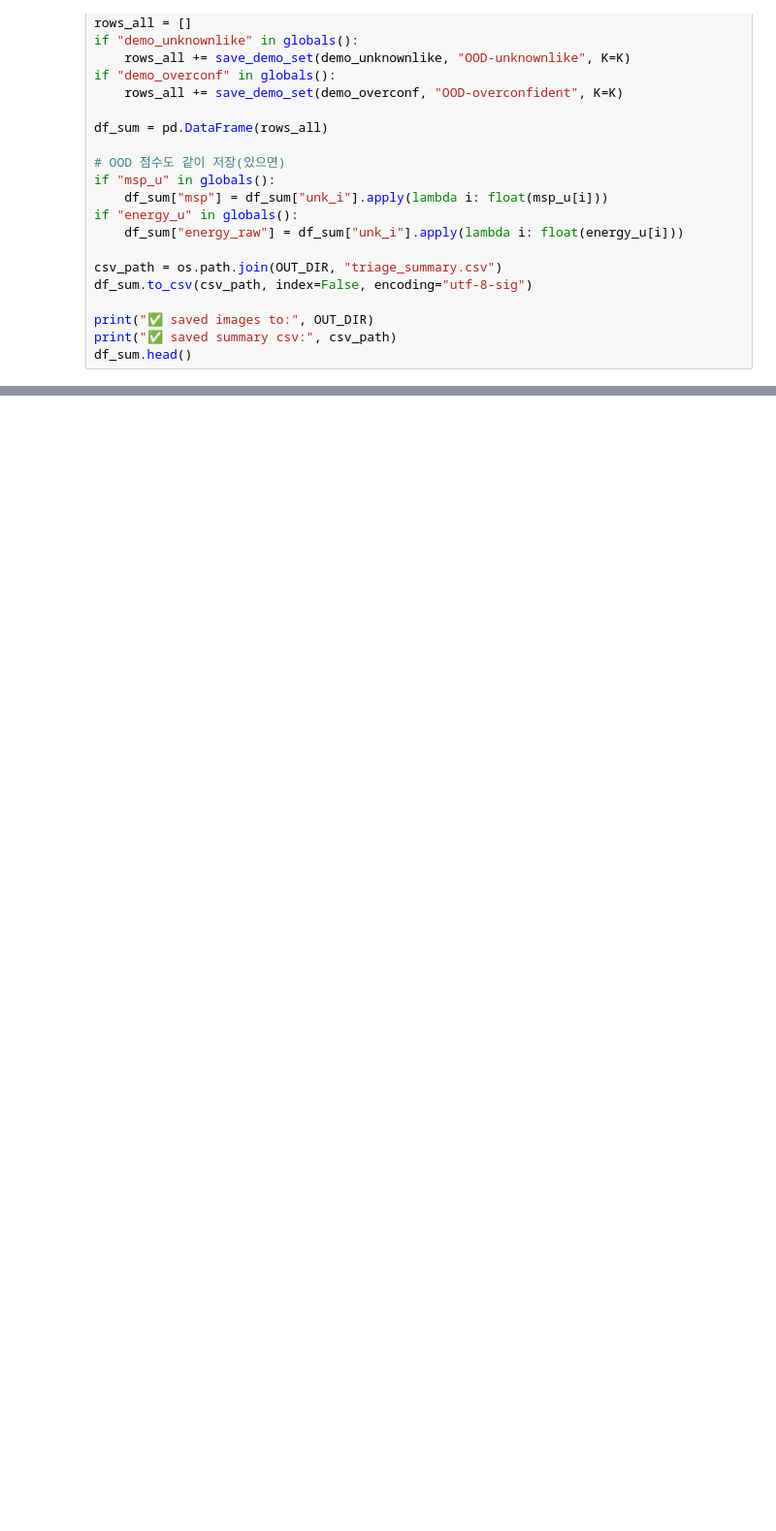
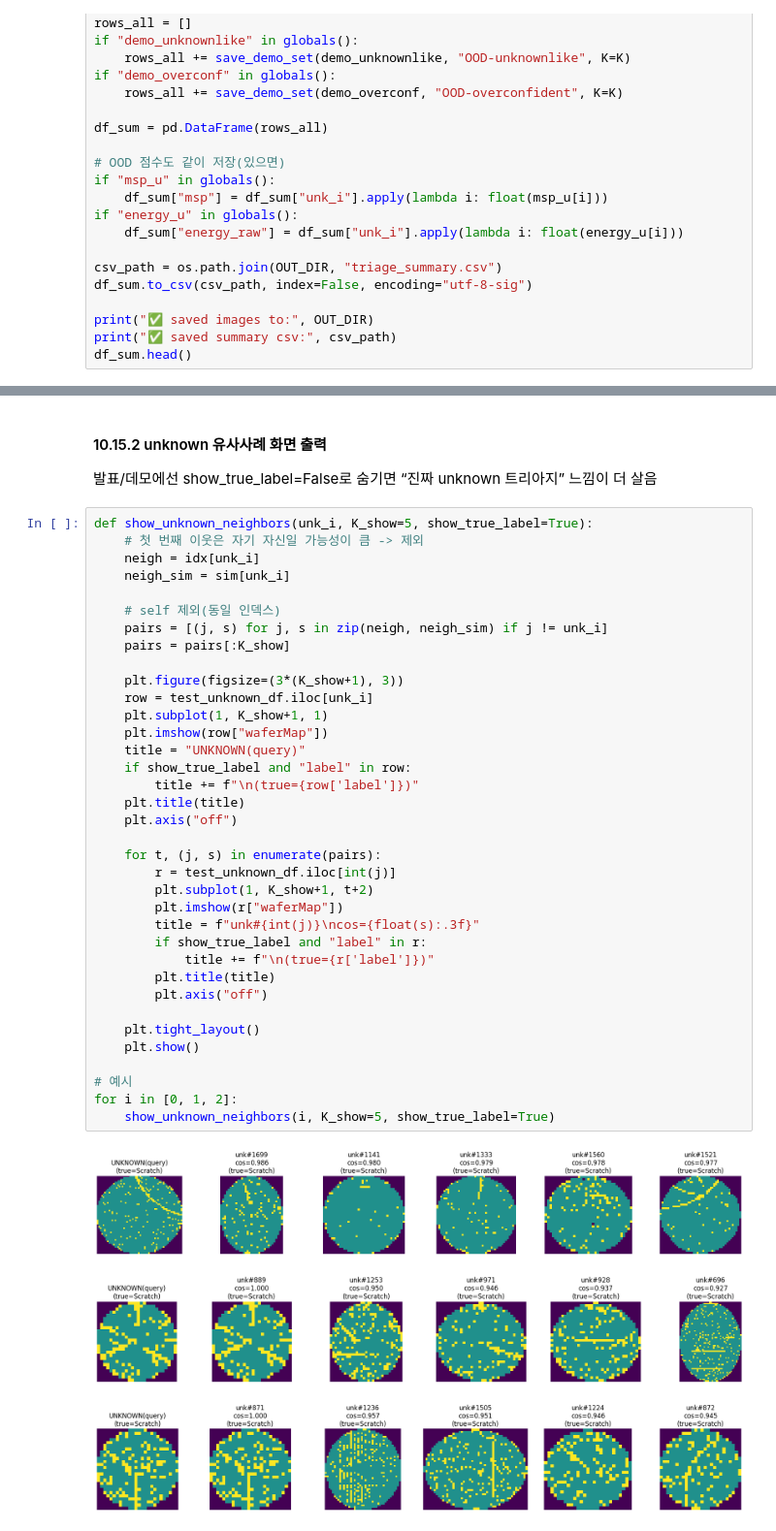
Before and after one commit to Think-Virus/WMI_Wafer_DefectPattern_Detection_AnomalyAnalysis, a Jupyter notebook: WMI_Wafer_DefectPattern_Detection_AnomalyAnalysis.ipynb, the cells around one changed output, grey strips where cells are left out. Shown at 97% size. Cells and saved outputs as stored; diff of their text form; blank space fills up the shorter version.

Commit message:
feat: triage unknown-to-unknown neighbors and clustering (DBSCAN)

```diff
--- a/WMI_Wafer_DefectPattern_Detection_AnomalyAnalysis.ipynb
+++ b/WMI_Wafer_DefectPattern_Detection_AnomalyAnalysis.ipynb
@@ -1185,0 +1257,44 @@ df_sum.head()
+# %% [markdown]
+#### 10.15.2 unknown 유사사례 화면 출력
+
+발표/데모에선 show_true_label=False로 숨기면 “진짜 unknown 트리아지” 느낌이 더 살음
+# %%
+def show_unknown_neighbors(unk_i, K_show=5, show_true_label=True):
+    # 첫 번째 이웃은 자기 자신일 가능성이 큼 -> 제외
+    neigh = idx[unk_i]
+    neigh_sim = sim[unk_i]
+
+    # self 제외(동일 인덱스)
+    pairs = [(j, s) for j, s in zip(neigh, neigh_sim) if j != unk_i]
+    pairs = pairs[:K_show]
+
+    plt.figure(figsize=(3*(K_show+1), 3))
+    row = test_unknown_df.iloc[unk_i]
+    plt.subplot(1, K_show+1, 1)
+    plt.imshow(row["waferMap"])
+    title = "UNKNOWN(query)"
+    if show_true_label and "label" in row:
+        title += f"\n(true={row['label']})"
+    plt.title(title)
+    plt.axis("off")
+
+    for t, (j, s) in enumerate(pairs):
+        r = test_unknown_df.iloc[int(j)]
+        plt.subplot(1, K_show+1, t+2)
+        plt.imshow(r["waferMap"])
+        title = f"unk#{int(j)}\ncos={float(s):.3f}"
+        if show_true_label and "label" in r:
+            title += f"\n(true={r['label']})"
+        plt.title(title)
+        plt.axis("off")
+
+    plt.tight_layout()
+    plt.show()
+
+# 예시
+for i in [0, 1, 2]:
+    show_unknown_neighbors(i, K_show=5, show_true_label=True)
+# %% [output]
+[figure, added]
+[figure, added]
+[figure, added]
```
Also changed, not shown: parts of 19 cells of this notebook, 1 other file.
